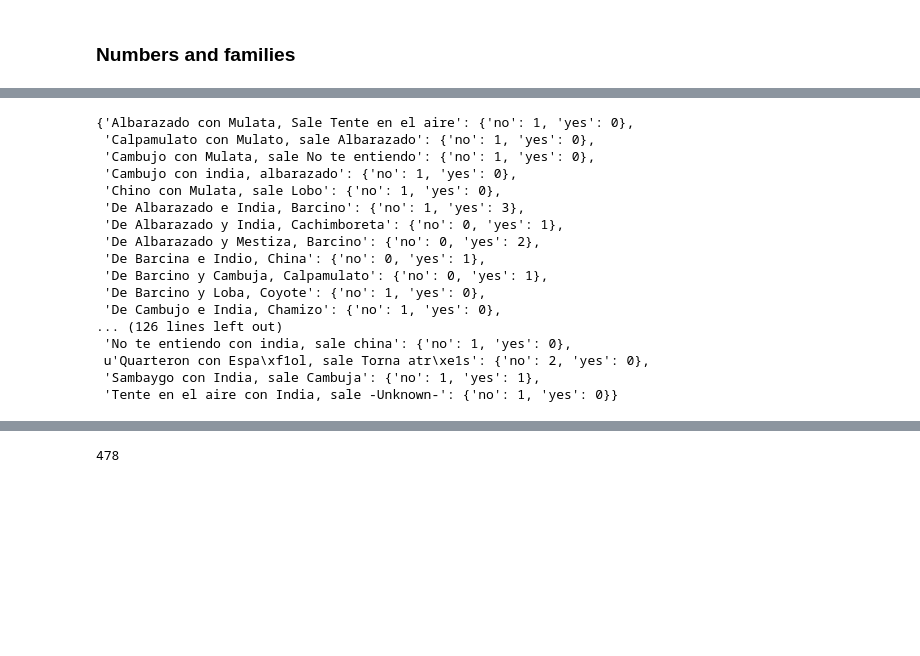
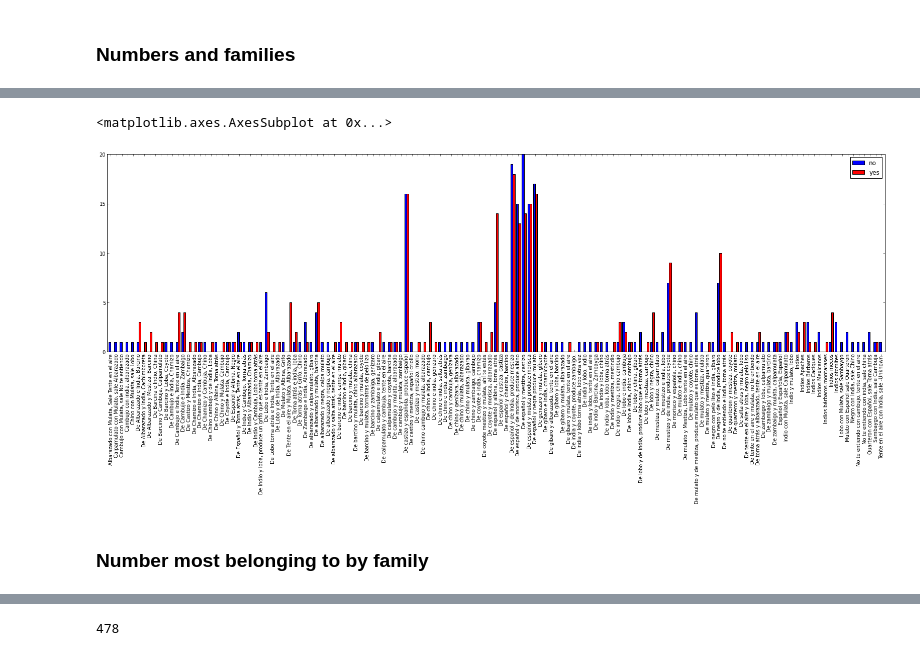
Before and after one commit to mavillard/castas, a Jupyter notebook: analysis.ipynb, the cells around one changed output, grey strips where cells are left out. Drawn from its saved outputs; the diff is of its cells as text; code cells hidden in the pictures; blank space fills up the shorter version.

Commit message:
Paintings and numbers

```diff
--- a/analysis.ipynb
+++ b/analysis.ipynb
@@ -1425,20 +1435,20 @@ for family in families:
-# %%
-numbers_paintings_by_family
-# %% [output]
-{'Albarazado con Mulata, Sale Tente en el aire': {'no': 1, 'yes': 0},
- 'Calpamulato con Mulato, sale Albarazado': {'no': 1, 'yes': 0},
- 'Cambujo con Mulata, sale No te entiendo': {'no': 1, 'yes': 0},
- 'Cambujo con india, albarazado': {'no': 1, 'yes': 0},
- 'Chino con Mulata, sale Lobo': {'no': 1, 'yes': 0},
- 'De Albarazado e India, Barcino': {'no': 1, 'yes': 3},
- 'De Albarazado y India, Cachimboreta': {'no': 0, 'yes': 1},
- 'De Albarazado y Mestiza, Barcino': {'no': 0, 'yes': 2},
- 'De Barcina e Indio, China': {'no': 0, 'yes': 1},
- 'De Barcino y Cambuja, Calpamulato': {'no': 0, 'yes': 1},
- 'De Barcino y Loba, Coyote': {'no': 1, 'yes': 0},
- 'De Cambujo e India, Chamizo': {'no': 1, 'yes': 0},
-... (126 lines left out)
- 'No te entiendo con india, sale china': {'no': 1, 'yes': 0},
- u'Quarteron con Espa\xf1ol, sale Torna atr\xe1s': {'no': 2, 'yes': 0},
- 'Sambaygo con India, sale Cambuja': {'no': 1, 'yes': 1},
- 'Tente en el aire con India, sale -Unknown-': {'no': 1, 'yes': 0}}
+# %%
+numbers_paintings_by_family2 = {'yes': {}, 'no': {}}
+for family in families:
+    label = family[1][a['label']]
+    numbers_paintings_by_family2['yes'].setdefault(label, 0)
+    numbers_paintings_by_family2['no'].setdefault(label, 0)
+    painting_neighbors = get_paintings(family)
+    for painting in painting_neighbors:
+        if has_number(painting):
+            numbers_paintings_by_family2['yes'][label] += 1
+        else:
+            numbers_paintings_by_family2['no'][label] += 1
+# %%
+numbers_paintings_by_family2_df = pd.DataFrame(numbers_paintings_by_family2)
+numbers_paintings_by_family2_df.plot(kind='bar', figsize=(22, 10))
+# %% [output]
+<matplotlib.axes.AxesSubplot at 0x...>
+[figure, added]
+# %% [markdown]
+### Number most belonging to by family
```
Also changed, not shown: parts of 6 cells of this notebook.
